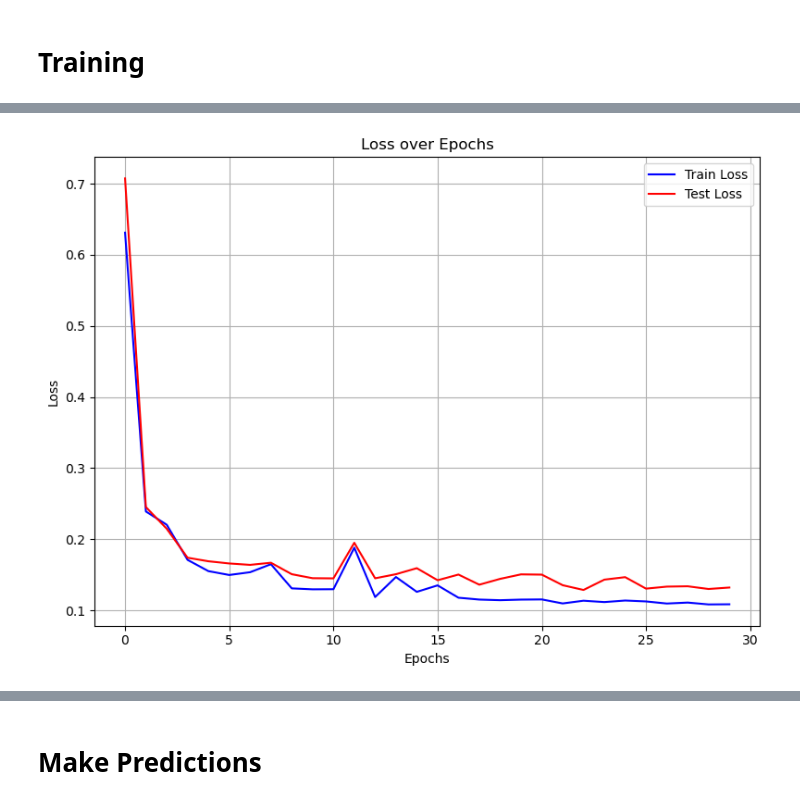
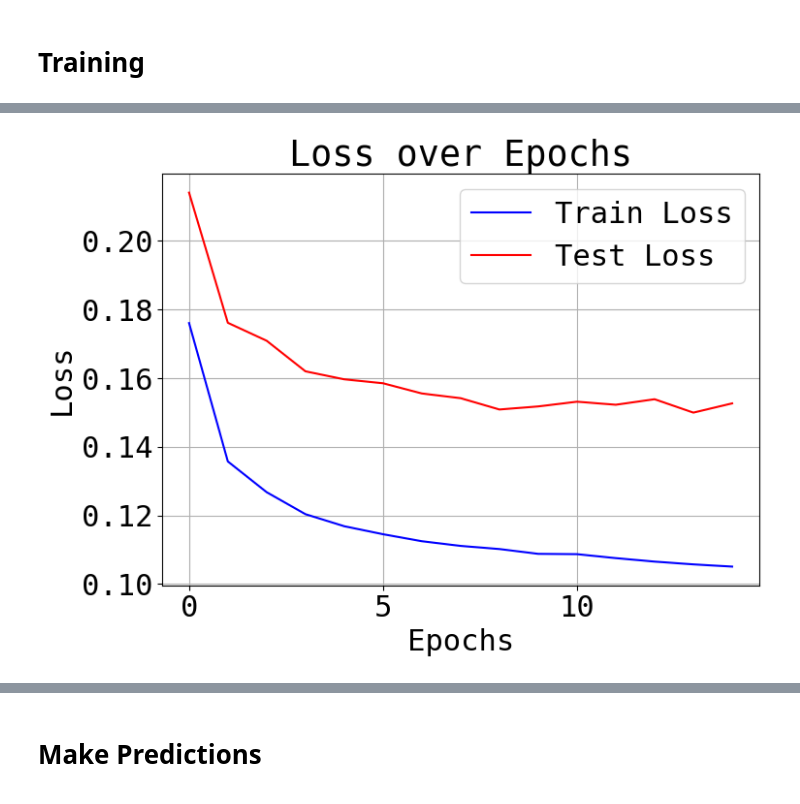
Before and after one commit to Acmaro/NY-electricity-lload-prediction, a Jupyter notebook: RNN/notebook.ipynb, the cells around one changed output, grey strips where cells are left out. Drawn from its saved outputs; the diff is of its cells as text; code cells hidden in the pictures.

```diff
--- a/RNN/notebook.ipynb
+++ b/RNN/notebook.ipynb
@@ -79,15 +175,0 @@ del df_raw
-# %%
-from sklearn.compose import ColumnTransformer
-from sklearn.preprocessing import StandardScaler, FunctionTransformer
-from sklearn.impute import SimpleImputer
-from sklearn.pipeline import Pipeline
-
-timestamp_transformer = TimestampTransformer()
-df = timestamp_transformer.transform(df)
-imputer = SimpleImputer(strategy='mean')
-df['load'] = imputer.fit_transform(df[['load']])
-df['temp'] = imputer.fit_transform(df[['temp']])
-scaler_temp = StandardScaler()
-scaler_load = StandardScaler()
-df['temp'] = scaler_temp.fit_transform(df[['temp']])
-df['load'] = scaler_load.fit_transform(df[['load']])
@@ -138,9 +176,5 @@ test_dataset = torch.utils.data.Subset(dataset, range(train_size, len(dataset)))
-# %%
-from torch.utils.data import DataLoader
-
-batch_size = 256
-train_loader = DataLoader(train_dataset, batch_size, shuffle=True, pin_memory=True)
-test_loader = DataLoader(test_dataset, batch_size, shuffle=False, pin_memory=True)
+# %%
+train_loader, val_loader, preprocessor = create_dataset_splits(df, 288, 288, 64)
 # %% [markdown]
 # Model Implementation
 # %%
@@ -364,10 +398,10 @@ def plot_metrics(train_metrics, test_metrics, metric_name):
 # %%
 num_features = 8  # Number of features
 output_size = 288
-hidden_size = 32
+hidden_size = 16
 num_layers = 2
-num_epochs = 30
-drop_rate = 0.3
+num_epochs = 15
+drop_rate = 0.1
 lr_rate = 1e-4
 weight_decay = 1e-4
 scheduler = None
@@ -395,7 +429,8 @@ scheduler = None
 lstm_model = SimpleLSTM(num_features, output_size, hidden_size, num_layers, drop_rate=drop_rate).to('cuda')
 criterion = nn.MSELoss()
 optimizer = torch.optim.Adam(lstm_model.parameters(), lr=lr_rate, weight_decay=weight_decay, fused=True)
-scheduler = StepLR(optimizer, step_size=20, gamma=0.5)
+# scheduler = StepLR(optimizer, step_size=20, gamma=0.5)
+scheduler = None
 
 train_losses, val_losses = training_loop(
     num_epochs,
@@ -403,7 +438,7 @@ train_losses, val_losses = training_loop(
     lstm_model,
     criterion,
     train_loader,
-    test_loader,
+    val_loader,
     verbose=True,
     scheduler=scheduler,
     device='cuda',
@@ -432,4 +467,4 @@ Current learning rate is 5e-05
-[figure, old version]
+[figure, new version]
 # %%
 gru_model = SimpleGRU(num_features, output_size, hidden_size, num_layers).to('cuda')
 criterion = nn.MSELoss()
```
Also changed, not shown: parts of 20 cells of this notebook, 2 other files.
